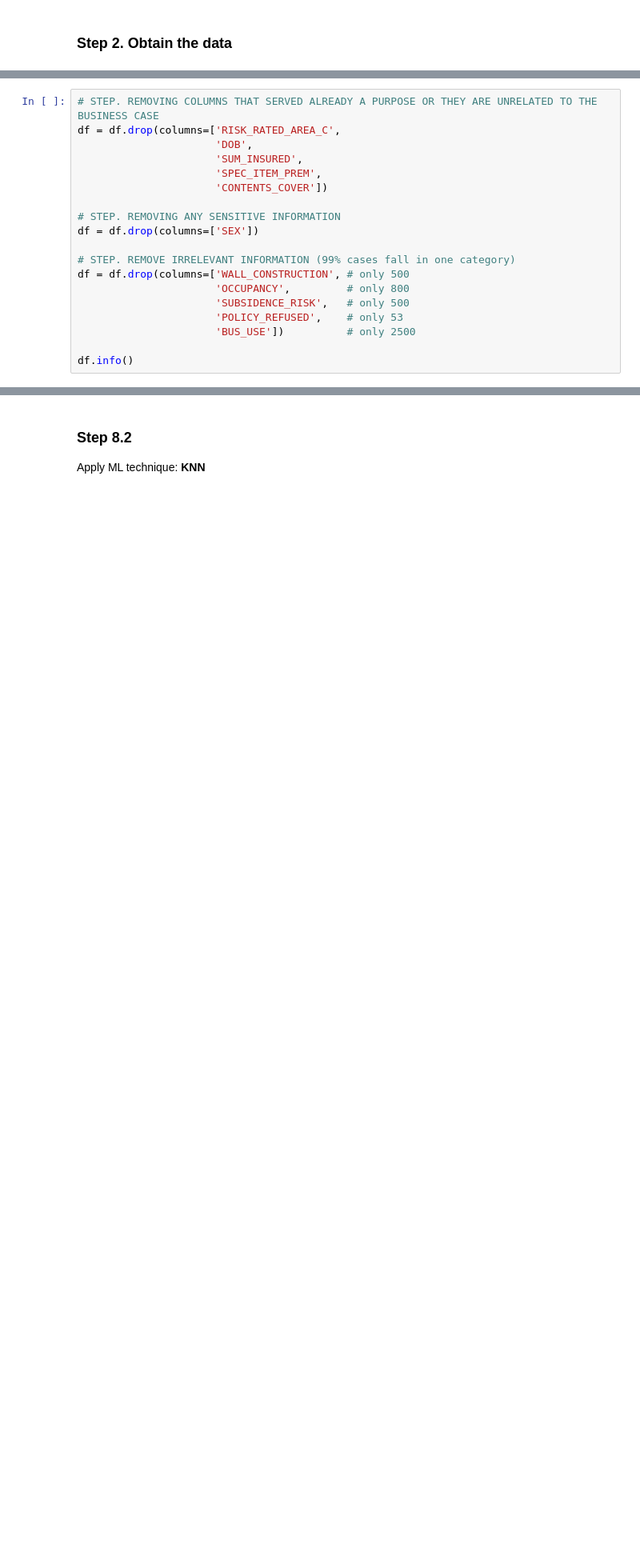
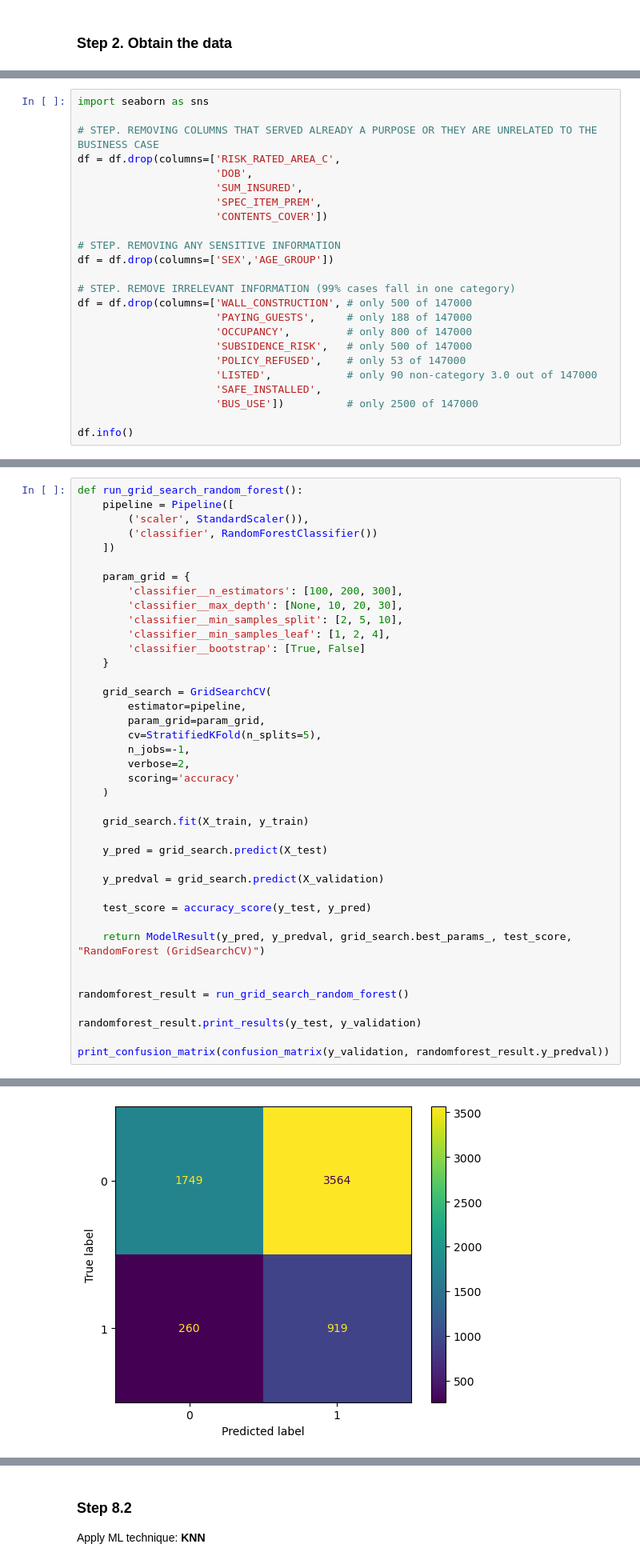
Before and after one commit to vhar19/Capstone, a Jupyter notebook: capstone.ipynb, the cells around one changed output, grey strips where cells are left out. Shown: that part at 80% size. Saved outputs shown, nothing was run; the diff lists cells and outputs as text; blank space fills up the shorter version.

Commit message:
Model pre-final decision

```diff
--- a/capstone.ipynb
+++ b/capstone.ipynb
@@ -310,4 +348,6 @@ Dimension reduction
 # %%
+import seaborn as sns
+
 # STEP. REMOVING COLUMNS THAT SERVED ALREADY A PURPOSE OR THEY ARE UNRELATED TO THE BUSINESS CASE
 df = df.drop(columns=['RISK_RATED_AREA_C',
                       'DOB',
@@ -316,14 +356,17 @@ df = df.drop(columns=['RISK_RATED_AREA_C',
                       'CONTENTS_COVER'])
 
 # STEP. REMOVING ANY SENSITIVE INFORMATION
-df = df.drop(columns=['SEX'])
+df = df.drop(columns=['SEX','AGE_GROUP'])
 
 # STEP. REMOVE IRRELEVANT INFORMATION (99% cases fall in one category)
-df = df.drop(columns=['WALL_CONSTRUCTION', # only 500
-                      'OCCUPANCY',         # only 800
-                      'SUBSIDENCE_RISK',   # only 500
-                      'POLICY_REFUSED',    # only 53
-                      'BUS_USE'])          # only 2500
+df = df.drop(columns=['WALL_CONSTRUCTION', # only 500 of 147000
+                      'PAYING_GUESTS',     # only 188 of 147000
+                      'OCCUPANCY',         # only 800 of 147000
+                      'SUBSIDENCE_RISK',   # only 500 of 147000
+                      'POLICY_REFUSED',    # only 53 of 147000
+                      'LISTED',            # only 90 non-category 3.0 out of 147000
+                      'SAFE_INSTALLED',
+                      'BUS_USE'])          # only 2500 of 147000
 
 df.info()
 # %% [output]
@@ -498,0 +618,41 @@ Low risk policies (correct/incorrect)= 29942/59
+# %%
+def run_grid_search_random_forest():
+    pipeline = Pipeline([
+        ('scaler', StandardScaler()),
+        ('classifier', RandomForestClassifier())
+    ])
+
+    param_grid = {
+        'classifier__n_estimators': [100, 200, 300],
+        'classifier__max_depth': [None, 10, 20, 30],
+        'classifier__min_samples_split': [2, 5, 10],
+        'classifier__min_samples_leaf': [1, 2, 4],
+        'classifier__bootstrap': [True, False]
+    }
+
+    grid_search = GridSearchCV(
+        estimator=pipeline,
+        param_grid=param_grid,
+        cv=StratifiedKFold(n_splits=5),
+        n_jobs=-1,
+        verbose=2,
+        scoring='accuracy'
+    )
+
+    grid_search.fit(X_train, y_train)
+
+    y_pred = grid_search.predict(X_test)
+
+    y_predval = grid_search.predict(X_validation)
+
+    test_score = accuracy_score(y_test, y_pred)
+
+    return ModelResult(y_pred, y_predval, grid_search.best_params_, test_score, "RandomForest (GridSearchCV)")
+
+
+randomforest_result = run_grid_search_random_forest()
+
+randomforest_result.print_results(y_test, y_validation)
+
+print_confusion_matrix(confusion_matrix(y_validation, randomforest_result.y_predval))
+# %% [output]
@@ -498,0 +669 @@ Low risk policies (correct/incorrect)= 29942/59
+[figure, added]
```
Also changed, not shown: parts of 30 cells of this notebook.
